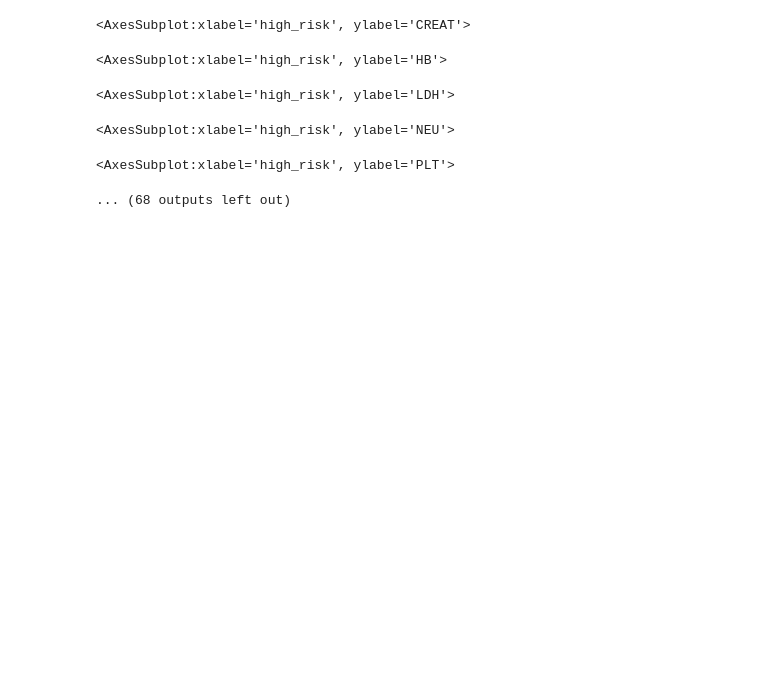
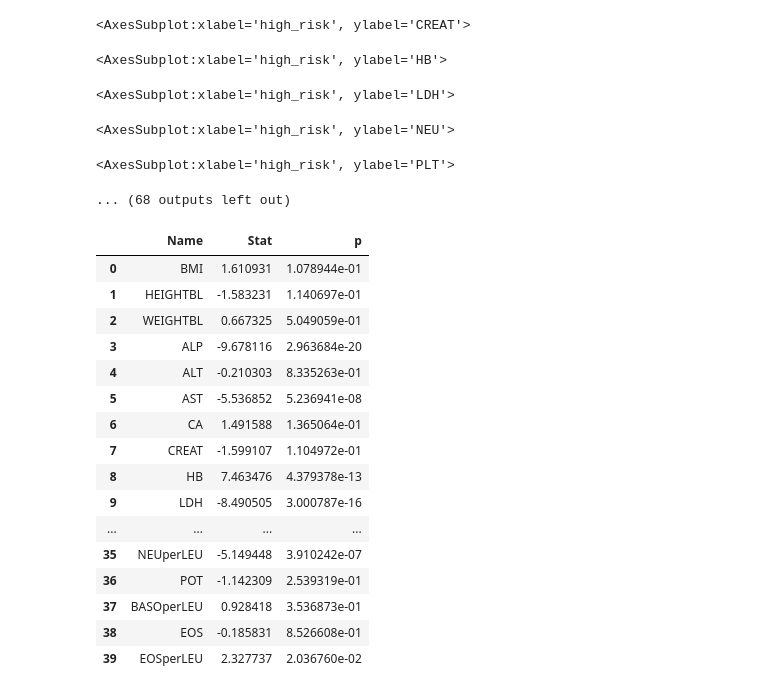
Before and after one commit to belalE/Prostate-Cancer, a Jupyter notebook: prostate-cancer-v2.ipynb, the cells around one changed output. Cells and saved outputs as stored; diff of their text form; code cells hidden in the pictures; blank space fills up the shorter version.

```diff
--- a/prostate-cancer-v2.ipynb
+++ b/prostate-cancer-v2.ipynb
@@ -402,6 +422,26 @@ for feature in continous:
 <AxesSubplot:xlabel='high_risk', ylabel='NEU'>
 <AxesSubplot:xlabel='high_risk', ylabel='PLT'>
 ... (68 outputs left out)
+# %%
+continous_stats
+# %% [output]
+|  | Name | Stat | p |
+| 0 | BMI | 1.610931 | 1.078944e-01 |
+| 1 | HEIGHTBL | -1.583231 | 1.140697e-01 |
+| 2 | WEIGHTBL | 0.667325 | 5.049059e-01 |
+| 3 | ALP | -9.678116 | 2.963684e-20 |
+| 4 | ALT | -0.210303 | 8.335263e-01 |
+| 5 | AST | -5.536852 | 5.236941e-08 |
+| 6 | CA | 1.491588 | 1.365064e-01 |
+| 7 | CREAT | -1.599107 | 1.104972e-01 |
+| 8 | HB | 7.463476 | 4.379378e-13 |
+| 9 | LDH | -8.490505 | 3.000787e-16 |
+| ... | ... | ... | ... |
+| 35 | NEUperLEU | -5.149448 | 3.910242e-07 |
+| 36 | POT | -1.142309 | 2.539319e-01 |
+| 37 | BASOperLEU | 0.928418 | 3.536873e-01 |
+| 38 | EOS | -0.185831 | 8.526608e-01 |
+| 39 | EOSperLEU | 2.327737 | 2.036760e-02 |
 # %%
 continous_stats.sort_values(by='p')
 # %% [output]
```
Also changed, not shown: parts of 2 cells of this notebook.
